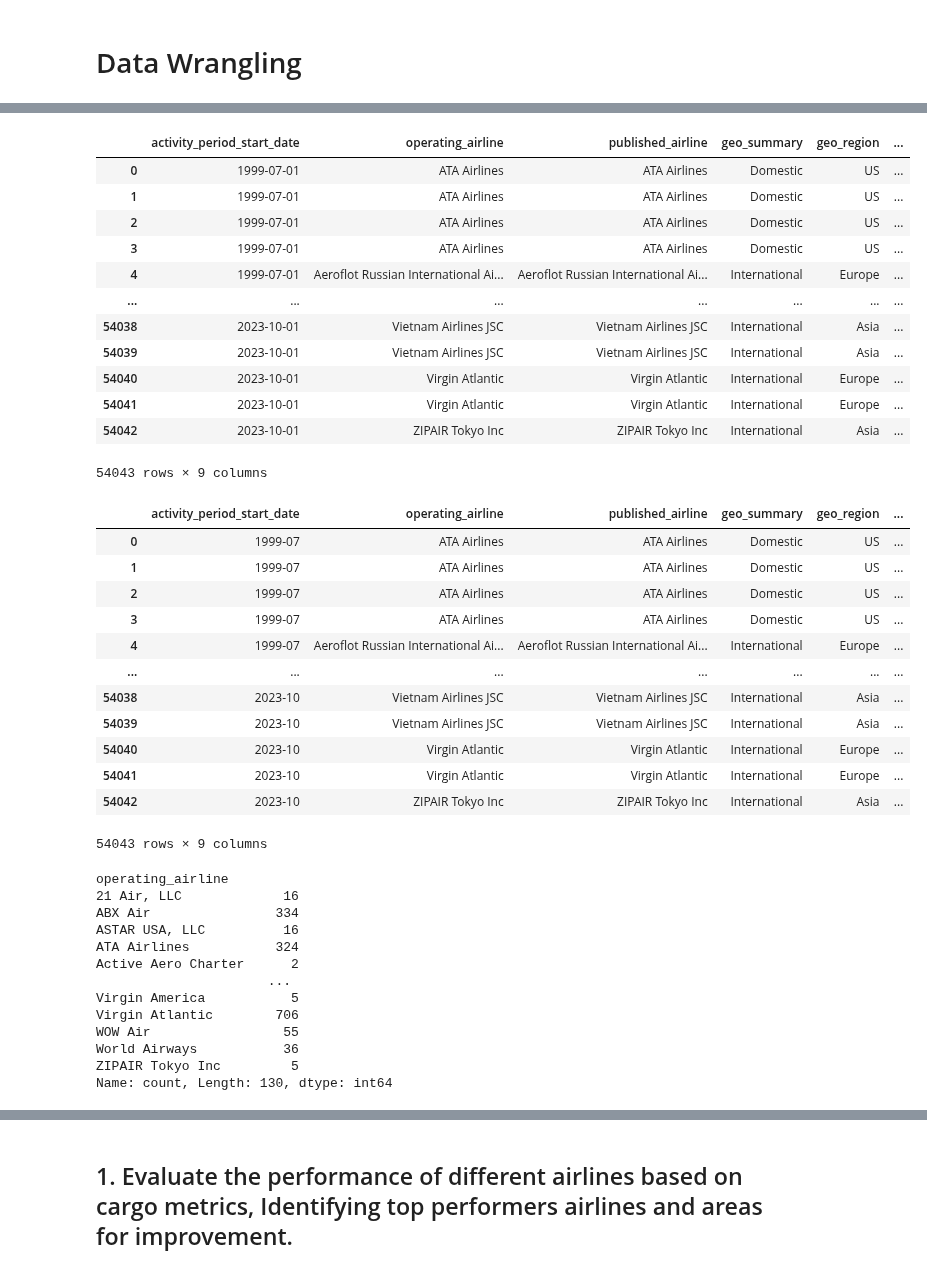
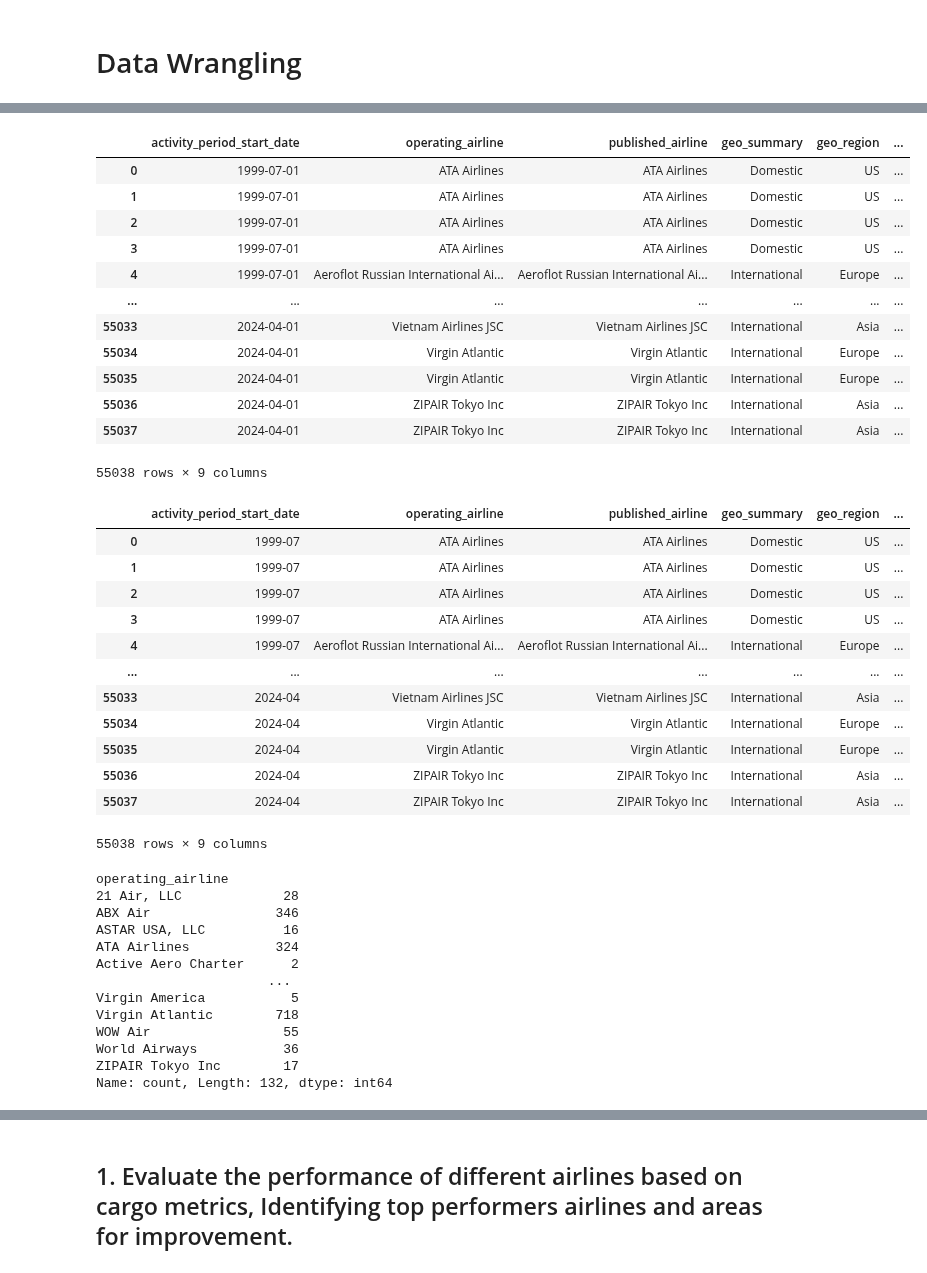
Before and after one commit to ikhsan-muhammad/p01-airplane_cargo, a Jupyter notebook: p01-airplane-cargo.ipynb, the cells around one changed output, grey strips where cells are left out. Drawn from its saved outputs; the diff is of its cells as text; code cells hidden in the pictures.

```diff
--- a/p01-airplane-cargo.ipynb
+++ b/p01-airplane-cargo.ipynb
@@ -42,7 +51,9 @@ plt.style.use('dark_background')
 # with kaggle
 # df = pd.read_csv('/kaggle/input/air-traffic-cargo-statistic/Air_Traffic_Cargo_Statistics.csv', parse_dates=[1,13,14], date_format='mixed')
 # with colab
-df = pd.read_csv('/content/drive/MyDrive/Ori Data Import/Air_Traffic_Cargo_Statistics.csv', parse_dates=[1,13,14], date_format='mixed')
+# df = pd.read_csv('/content/drive/MyDrive/Ori Data Import/Air_Traffic_Cargo_Statistics.csv', parse_dates=[1,13,14], date_format='mixed')
+# local
+df = pd.read_csv('D:/.project/p01-airplane_cargo/Air_Traffic_Cargo_Statistics.csv', parse_dates=[1,13,14], date_format='mixed')
 # %%
 # df.shape
 df.info()
@@ -75,7 +86,7 @@ df.head()
 | 4 | 199907 | 1999-07-01 | Aeroflot Russian International Ai... | NaN | Aeroflot Russian International Ai... | ... |
 # %%
 #select all columns that we need
-df = df[[
+selected_df = df[[
 #     'Activity Period',
     'Activity Period Start Date',
     'Operating Airline',
@@ -93,5 +104,5 @@ df = df[[
 #     'data_loaded_at'
 ]].copy()
 
-df.columns
+selected_df
 # %% [output]
@@ -102,36 +122,36 @@ Index(['Activity Period Start Date', 'Operating Airline', 'Published Airline',
 # %%
 #change all columns name
-df = df.rename(columns={
+selected_df = selected_df.rename(columns={
     'Activity Period Start Date' : 'activity_period_start_date',
     'Operating Airline' : 'operating_airline',
     'Published Airline' : 'published_airline',
     'GEO Summary' : 'geo_summary',
     'GEO Region' : 'geo_region',
     'Activity Type Code' : 'activity_type_code',
     'Cargo Type Code' : 'cargo_type_code',
     'Cargo Aircraft Type' : 'cargo_aircraft_type',
     'Cargo Weight LBS' : 'cargo_weight_lbs'
-})
+}) # type: ignore
 
-df
+selected_df
 # %% [output]
 |  | activity_period_start_date | operating_airline | published_airline | geo_summary | geo_region | ... |
 | 0 | 1999-07-01 | ATA Airlines | ATA Airlines | Domestic | US | ... |
 | 1 | 1999-07-01 | ATA Airlines | ATA Airlines | Domestic | US | ... |
 | 2 | 1999-07-01 | ATA Airlines | ATA Airlines | Domestic | US | ... |
 | 3 | 1999-07-01 | ATA Airlines | ATA Airlines | Domestic | US | ... |
 | 4 | 1999-07-01 | Aeroflot Russian International Ai... | Aeroflot Russian International Ai... | International | Europe | ... |
 | ... | ... | ... | ... | ... | ... | ... |
-| 54038 | 2023-10-01 | Vietnam Airlines JSC | Vietnam Airlines JSC | International | Asia | ... |
-| 54039 | 2023-10-01 | Vietnam Airlines JSC | Vietnam Airlines JSC | International | Asia | ... |
-| 54040 | 2023-10-01 | Virgin Atlantic | Virgin Atlantic | International | Europe | ... |
-| 54041 | 2023-10-01 | Virgin Atlantic | Virgin Atlantic | International | Europe | ... |
-| 54042 | 2023-10-01 | ZIPAIR Tokyo Inc | ZIPAIR Tokyo Inc | International | Asia | ... |
+| 55033 | 2024-04-01 | Vietnam Airlines JSC | Vietnam Airlines JSC | International | Asia | ... |
+| 55034 | 2024-04-01 | Virgin Atlantic | Virgin Atlantic | International | Europe | ... |
+| 55035 | 2024-04-01 | Virgin Atlantic | Virgin Atlantic | International | Europe | ... |
+| 55036 | 2024-04-01 | ZIPAIR Tokyo Inc | ZIPAIR Tokyo Inc | International | Asia | ... |
+| 55037 | 2024-04-01 | ZIPAIR Tokyo Inc | ZIPAIR Tokyo Inc | International | Asia | ... |
-54043 rows × 9 columns
+55038 rows × 9 columns
 # %%
 #Always run this cell one time, cant do it twice
-df['activity_period_start_date'] = df['activity_period_start_date'].dt.to_period('M')
-df
+selected_df['activity_period_start_date'] = selected_df['activity_period_start_date'].dt.to_period('M')
+selected_df
 # %% [output]
 |  | activity_period_start_date | operating_airline | published_airline | geo_summary | geo_region | ... |
 | 0 | 1999-07 | ATA Airlines | ATA Airlines | Domestic | US | ... |
@@ -140,27 +160,27 @@ df
 | 3 | 1999-07 | ATA Airlines | ATA Airlines | Domestic | US | ... |
 | 4 | 1999-07 | Aeroflot Russian International Ai... | Aeroflot Russian International Ai... | International | Europe | ... |
 | ... | ... | ... | ... | ... | ... | ... |
-| 54038 | 2023-10 | Vietnam Airlines JSC | Vietnam Airlines JSC | International | Asia | ... |
-| 54039 | 2023-10 | Vietnam Airlines JSC | Vietnam Airlines JSC | International | Asia | ... |
-| 54040 | 2023-10 | Virgin Atlantic | Virgin Atlantic | International | Europe | ... |
-| 54041 | 2023-10 | Virgin Atlantic | Virgin Atlantic | International | Europe | ... |
-| 54042 | 2023-10 | ZIPAIR Tokyo Inc | ZIPAIR Tokyo Inc | International | Asia | ... |
+| 55033 | 2024-04 | Vietnam Airlines JSC | Vietnam Airlines JSC | International | Asia | ... |
+| 55034 | 2024-04 | Virgin Atlantic | Virgin Atlantic | International | Europe | ... |
+| 55035 | 2024-04 | Virgin Atlantic | Virgin Atlantic | International | Europe | ... |
+| 55036 | 2024-04 | ZIPAIR Tokyo Inc | ZIPAIR Tokyo Inc | International | Asia | ... |
+| 55037 | 2024-04 | ZIPAIR Tokyo Inc | ZIPAIR Tokyo Inc | International | Asia | ... |
-54043 rows × 9 columns
+55038 rows × 9 columns
 # %%
-df['operating_airline'].value_counts().sort_index()
+selected_df['operating_airline'].value_counts().sort_index()
 # %% [output]
 operating_airline
-21 Air, LLC             16
-ABX Air                334
+21 Air, LLC             28
+ABX Air                346
 ASTAR USA, LLC          16
 ATA Airlines           324
 Active Aero Charter      2
                       ...
 Virgin America           5
-Virgin Atlantic        706
+Virgin Atlantic        718
 WOW Air                 55
 World Airways           36
-ZIPAIR Tokyo Inc         5
-Name: count, Length: 130, dtype: int64
+ZIPAIR Tokyo Inc        17
+Name: count, Length: 132, dtype: int64
 # %%
 #see all airline names contain (,)
```
Also changed, not shown: parts of 25 cells of this notebook, 3 other files.
